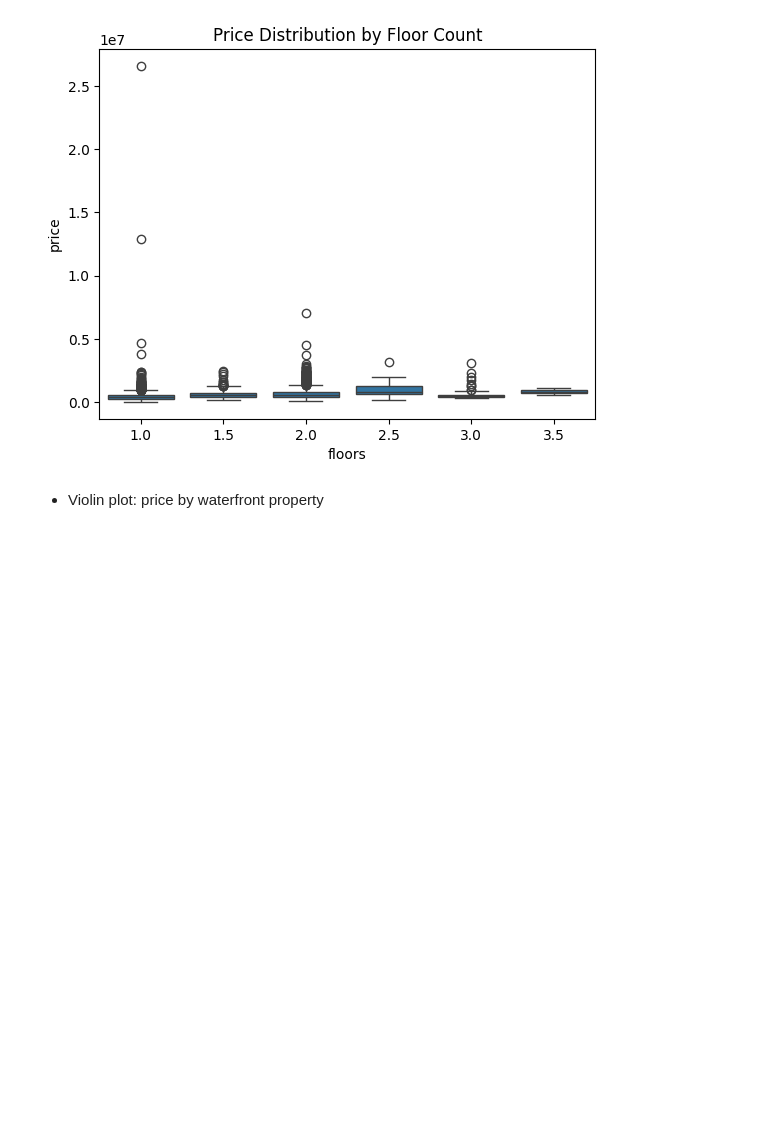
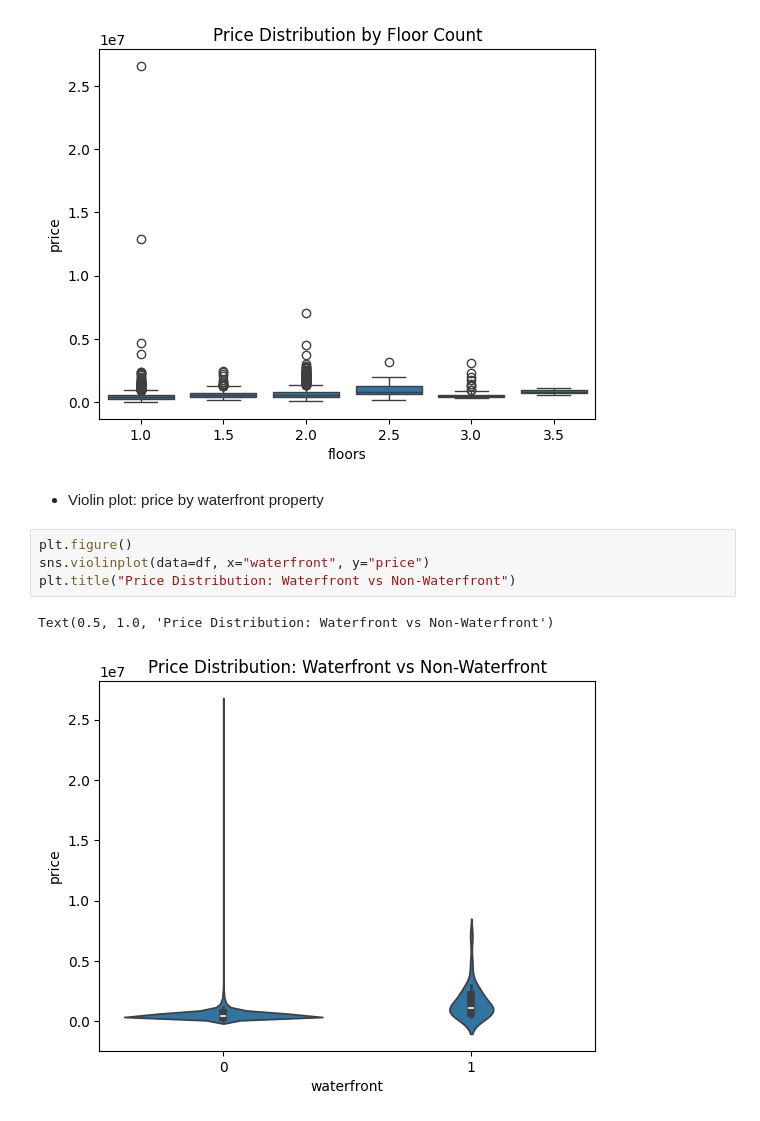
Before and after one commit to geershatisaxena/House-Price-Predictor, a Jupyter notebook: house prediction.ipynb, the cells around one changed output. Drawn from its saved outputs; the diff is of its cells as text; blank space fills up the shorter version.

```diff
--- a/house prediction.ipynb
+++ b/house prediction.ipynb
@@ -402,3 +402,10 @@ Text(0.5, 1.0, 'Price Distribution by Floor Count')
 [figure]
 # %% [markdown]
 - Violin plot: price by waterfront property
+# %%
+plt.figure()
+sns.violinplot(data=df, x="waterfront", y="price")
+plt.title("Price Distribution: Waterfront vs Non-Waterfront")
+# %% [output]
+Text(0.5, 1.0, 'Price Distribution: Waterfront vs Non-Waterfront')
+[figure, added]
```
